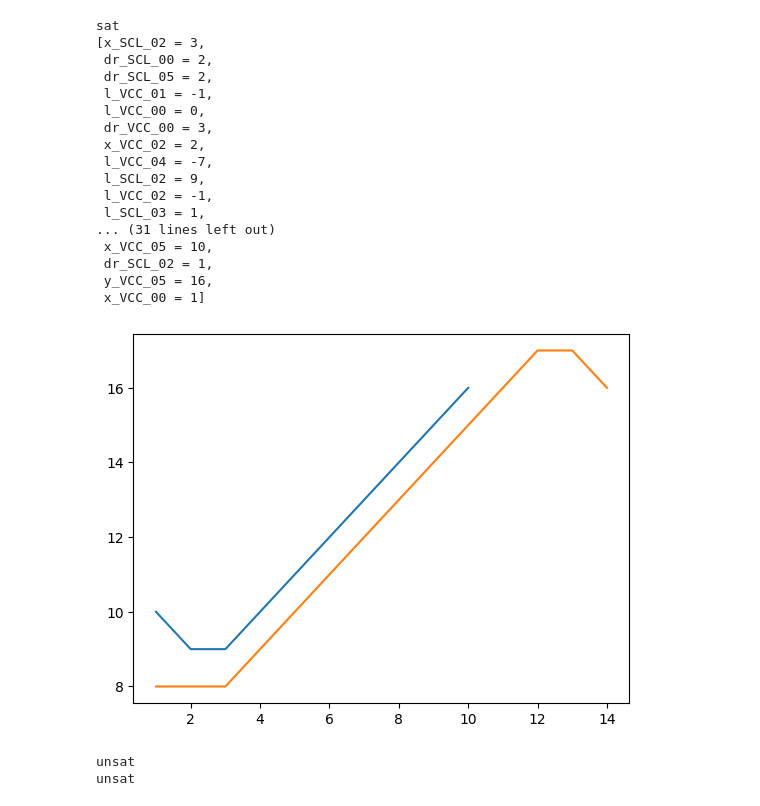
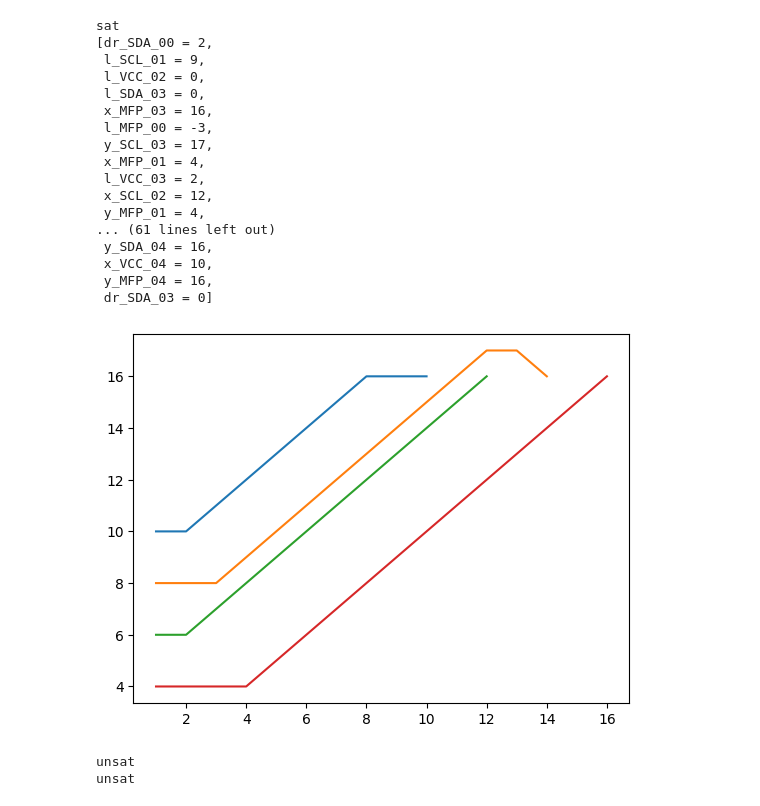
Before and after one commit to TheTesla/z3route, a Jupyter notebook: routehvd.ipynb, the cells around one changed output. Cells and saved outputs as stored; diff of their text form; code cells hidden in the pictures.

Commit message:
4 traces routed well

```diff
--- a/routehvd.ipynb
+++ b/routehvd.ipynb
@@ -111,62 +111,62 @@ def create_all_collision_constraints(traces):
 
 
 
-traces = [declare_trace("VCC", 6),
-          declare_trace("SCL", 6),
-         # declare_trace("SDA", 8),
-         # declare_trace("MFP", 6),
+traces = [declare_trace("VCC", 5),
+          declare_trace("SCL", 5),
+          declare_trace("SDA", 5),
+          declare_trace("MFP", 5),
          # declare_trace("GND", 6),
          ]
 
 
 segment_constraints = create_all_segment_constraints(traces)
 bend_constraints = create_all_bend_constraints(traces)
 collision_constraints = create_all_collision_constraints(traces)
 
 endpoint_constraints = [constraint_trace_endpoints(traces[0], [1, 10], [10, 16]),
                         constraint_trace_endpoints(traces[1], [1, 8], [14, 16]),
-                       # constraint_trace_endpoints(traces[2], [1, 6], [12, 16]),
-                       # constraint_trace_endpoints(traces[3], [1, 4], [16, 16]),
+                        constraint_trace_endpoints(traces[2], [1, 6], [12, 16]),
+                        constraint_trace_endpoints(traces[3], [1, 4], [16, 16]),
                        # constraint_trace_endpoints(traces[4], [1, 2], [18, 16]),
                        ]
 
 coord_limit_constraints = constraint_coord_limit(traces, 0, 0, 22, 25)
 
 s = z3.Solver()
 s.add(*bend_constraints,*segment_constraints,*endpoint_constraints, *collision_constraints, coord_limit_constraints)
 
 print(s.check())
 m = s.model()
 print(m)
 
 traces_plot = [z3extract(m, [segment[d] for segment in trace]) for trace in traces for d in [0,1]]
 
 
 from matplotlib import pyplot as plt
 
 #plt.plot(xapv, yapv, xbpv, ybpv)
 plt.plot(*traces_plot)
 
 plt.show()
 # %% [output]
 sat
-[x_SCL_02 = 3,
- dr_SCL_00 = 2,
- dr_SCL_05 = 2,
- l_VCC_01 = -1,
- l_VCC_00 = 0,
- dr_VCC_00 = 3,
- x_VCC_02 = 2,
- l_VCC_04 = -7,
- l_SCL_02 = 9,
- l_VCC_02 = -1,
- l_SCL_03 = 1,
-... (31 lines left out)
- x_VCC_05 = 10,
- dr_SCL_02 = 1,
- y_VCC_05 = 16,
- x_VCC_00 = 1]
+[dr_SDA_00 = 2,
+ l_SCL_01 = 9,
+ l_VCC_02 = 0,
+ l_SDA_03 = 0,
+ x_MFP_03 = 16,
+ l_MFP_00 = -3,
+ y_SCL_03 = 17,
+ x_MFP_01 = 4,
+ l_VCC_03 = 2,
+ x_SCL_02 = 12,
+ y_MFP_01 = 4,
+... (61 lines left out)
+ y_SDA_04 = 16,
+ x_VCC_04 = 10,
+ y_MFP_04 = 16,
+ dr_SDA_03 = 0]
-[figure, old version]
+[figure, new version]
 # %%
 # tests
 
```
